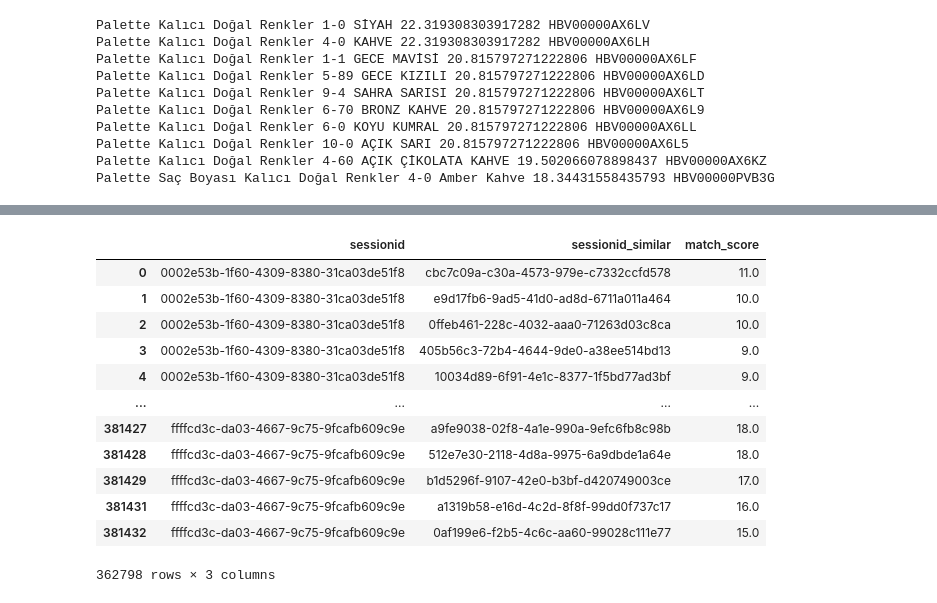
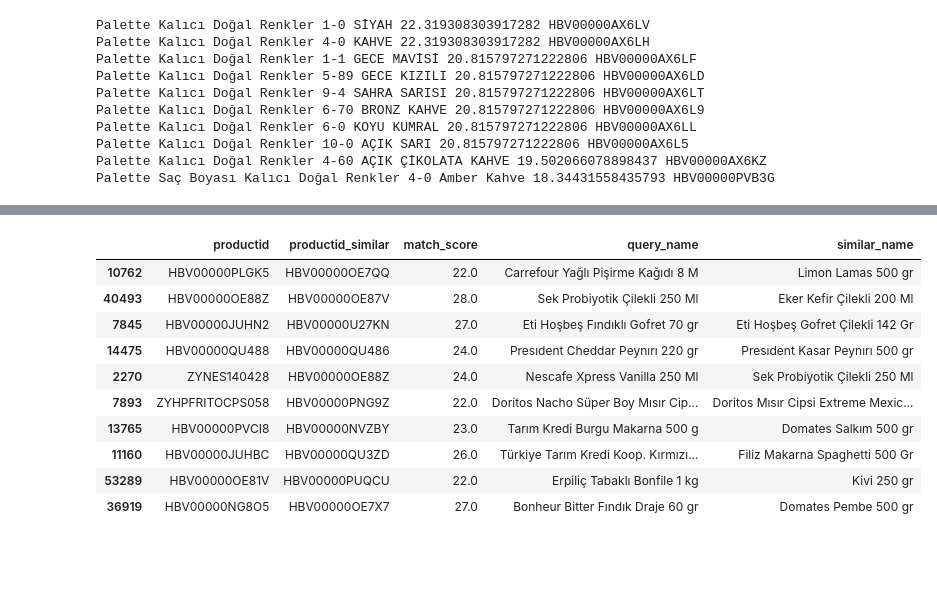
Before and after one commit to mustfkeskin/asd, a Jupyter notebook: Notebook/Recommender.ipynb, the cells around one changed output, grey strips where cells are left out. Saved outputs shown, nothing was run; the diff lists cells and outputs as text; code cells hidden in the pictures; blank space fills up the shorter version.

```diff
--- a/Notebook/Recommender.ipynb
+++ b/Notebook/Recommender.ipynb
@@ -542,19 +526,19 @@ class SessionMatcher:
         products_cat_type = CategoricalDtype(categories=products, ordered=False)
 
         # Get ratings
-        ratings = list(self.df["rating"].astype("double")) # All of our ratings
+        ratings = list(self.df["rating"].astype("double")) # 1
 
         # Get the associated row indices
-        rows = self.df["sessionid"].astype(sessions_cat_type).cat.codes
+        rows = self.df["productid"].astype(products_cat_type).cat.codes
 
         # Get the associated column indices
-        cols = self.df["productid"].astype(products_cat_type).cat.codes
+        cols = self.df["sessionid"].astype(sessions_cat_type).cat.codes
 
         # create sparse matrix
-        apply_sparse = csr_matrix((ratings, (rows, cols)), shape=(len(sessions), len(products)))
+        apply_sparse = csr_matrix((ratings, (rows, cols)), shape=(len(products), len(sessions)))
 
         # create map
-        sessionDict = dict(zip(self.df["sessionid"].astype(sessions_cat_type).cat.codes , self.df["sessionid"]))
+        productDict = dict(zip(self.df["productid"].astype(products_cat_type).cat.codes , self.df["productid"]))
 
         # get similar seekers
         sparse_matrix = awesome_cossim_topn(apply_sparse,
@@ -564,4 +548,4 @@ class SessionMatcher:
                                             use_threads=True,
                                             n_jobs=8)
 
-        return sessionDict, self.get_matches_df(sparse_matrix, self.df["sessionid"])
+        return productDict, self.get_matches_df(sparse_matrix, self.df["productid"])
@@ -571,9 +559,12 @@ df["rating"] = 1
 # %%
 %%time
-jsm = SessionMatcher(col="sessionid", df=df, topk=10, lower_bound=0.00)
-sessionDict, res_df = jsm.match(n_threads=2)
+sm = SessionMatcher(col="productid", df=df, topk=20, lower_bound=0.00)
+sessionDict, res_df = sm.match(n_threads=2)
 
-res_df = res_df[res_df["sessionid"] != res_df["sessionid_similar"]]
-res_df["sessionid"] = res_df["sessionid"].map(sessionDict)
-res_df["sessionid_similar"] = res_df["sessionid_similar"].map(sessionDict)
+res_df = res_df[res_df["productid"] != res_df["productid_similar"]]
+res_df["productid"] = res_df["productid"].map(sessionDict)
+res_df["productid_similar"] = res_df["productid_similar"].map(sessionDict)
+
+res_df["query_name"] = res_df["productid"].map(product_dict)
+res_df["similar_name"] = res_df["productid_similar"].map(product_dict)
 # %% [output]
@@ -582,16 +573,14 @@ Wall time: 3.79 s
-# %%
-res_df
-# %% [output]
-|  | sessionid | sessionid_similar | match_score |
-| 0 | 0002e53b-1f60-4309-8380-31ca03de51f8 | cbc7c09a-c30a-4573-979e-c7332ccfd578 | 11.0 |
-| 1 | 0002e53b-1f60-4309-8380-31ca03de51f8 | e9d17fb6-9ad5-41d0-ad8d-6711a011a464 | 10.0 |
-| 2 | 0002e53b-1f60-4309-8380-31ca03de51f8 | 0ffeb461-228c-4032-aaa0-71263d03c8ca | 10.0 |
-| 3 | 0002e53b-1f60-4309-8380-31ca03de51f8 | 405b56c3-72b4-4644-9de0-a38ee514bd13 | 9.0 |
-| 4 | 0002e53b-1f60-4309-8380-31ca03de51f8 | 10034d89-6f91-4e1c-8377-1f5bd77ad3bf | 9.0 |
-| ... | ... | ... | ... |
-| 381427 | ffffcd3c-da03-4667-9c75-9fcafb609c9e | a9fe9038-02f8-4a1e-990a-9efc6fb8c98b | 18.0 |
-| 381428 | ffffcd3c-da03-4667-9c75-9fcafb609c9e | 512e7e30-2118-4d8a-9975-6a9dbde1a64e | 18.0 |
-| 381429 | ffffcd3c-da03-4667-9c75-9fcafb609c9e | b1d5296f-9107-42e0-b3bf-d420749003ce | 17.0 |
-| 381431 | ffffcd3c-da03-4667-9c75-9fcafb609c9e | a1319b58-e16d-4c2d-8f8f-99dd0f737c17 | 16.0 |
-| 381432 | ffffcd3c-da03-4667-9c75-9fcafb609c9e | 0af199e6-f2b5-4c6c-aa60-99028c111e77 | 15.0 |
-362798 rows × 3 columns
+# %%
+res_df[(res_df["match_score"] > 20) & (res_df["match_score"] < 30)].sample(10)
+# %% [output]
+|  | productid | productid_similar | match_score | query_name | similar_name |
+| 10762 | HBV00000PLGK5 | HBV00000OE7QQ | 22.0 | Carrefour Yağlı Pişirme Kağıdı 8 M | Limon Lamas 500 gr |
+| 40493 | HBV00000OE88Z | HBV00000OE87V | 28.0 | Sek Probiyotik Çilekli 250 Ml | Eker Kefir Çilekli 200 Ml |
+| 7845 | HBV00000JUHN2 | HBV00000U27KN | 27.0 | Eti Hoşbeş Fındıklı Gofret 70 gr | Eti Hoşbeş Gofret Çilekli 142 Gr |
+| 14475 | HBV00000QU488 | HBV00000QU486 | 24.0 | Presıdent Cheddar Peynırı 220 gr | Presıdent Kasar Peynırı 500 gr |
+| 2270 | ZYNES140428 | HBV00000OE88Z | 24.0 | Nescafe Xpress Vanilla 250 Ml | Sek Probiyotik Çilekli 250 Ml |
+| 7893 | ZYHPFRITOCPS058 | HBV00000PNG9Z | 22.0 | Doritos Nacho Süper Boy Mısır Cip... | Doritos Mısır Cipsi Extreme Mexic... |
+| 13765 | HBV00000PVCI8 | HBV00000NVZBY | 23.0 | Tarım Kredi Burgu Makarna 500 g | Domates Salkım 500 gr |
+| 11160 | HBV00000JUHBC | HBV00000QU3ZD | 26.0 | Türkiye Tarım Kredi Koop. Kırmızı... | Filiz Makarna Spaghetti 500 Gr |
+| 53289 | HBV00000OE81V | HBV00000PUQCU | 22.0 | Erpiliç Tabaklı Bonfile 1 kg | Kivi 250 gr |
+| 36919 | HBV00000NG8O5 | HBV00000OE7X7 | 27.0 | Bonheur Bitter Fındık Draje 60 gr | Domates Pembe 500 gr |
```
Also changed, not shown: parts of 22 cells of this notebook, 4 other files.
